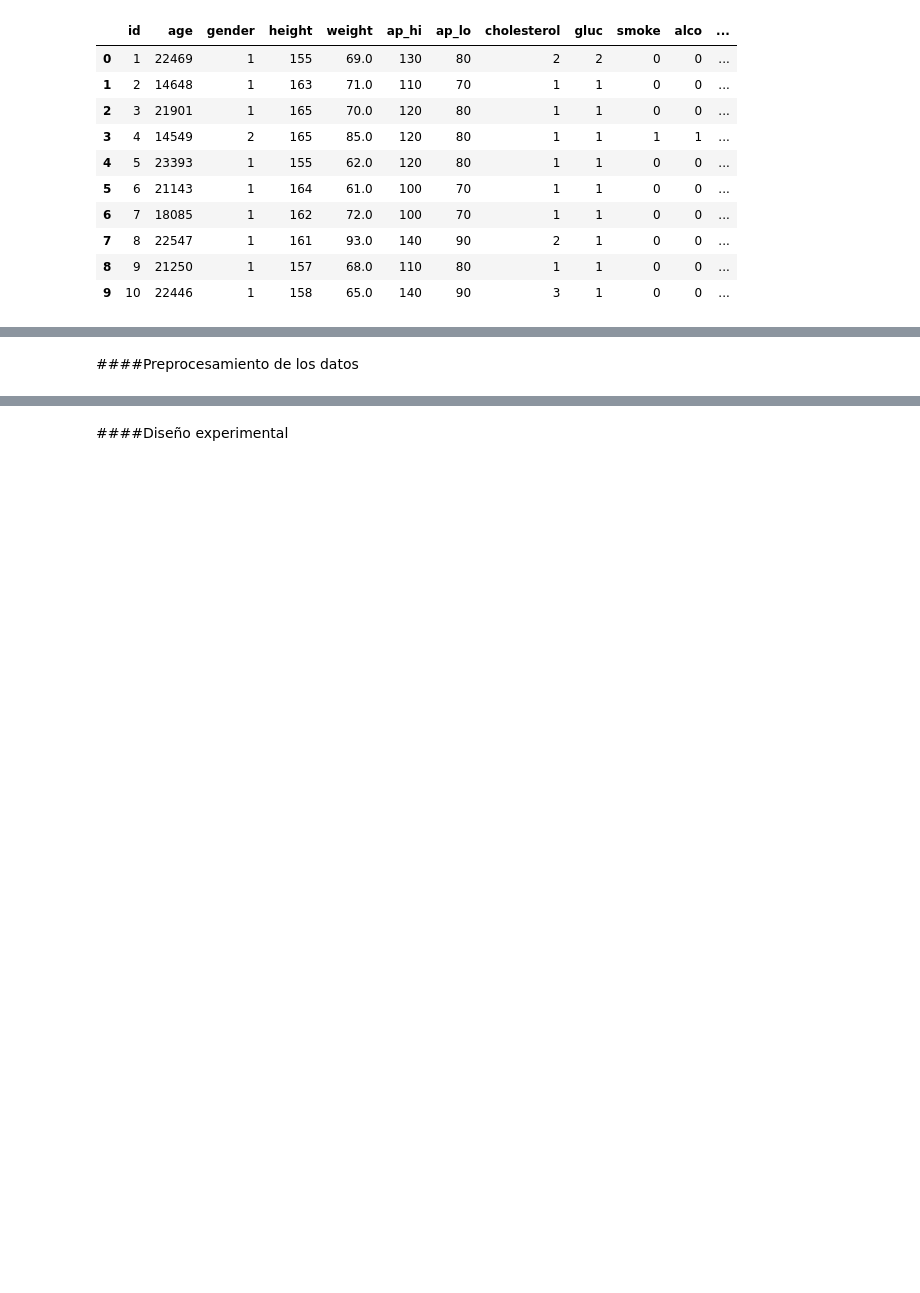
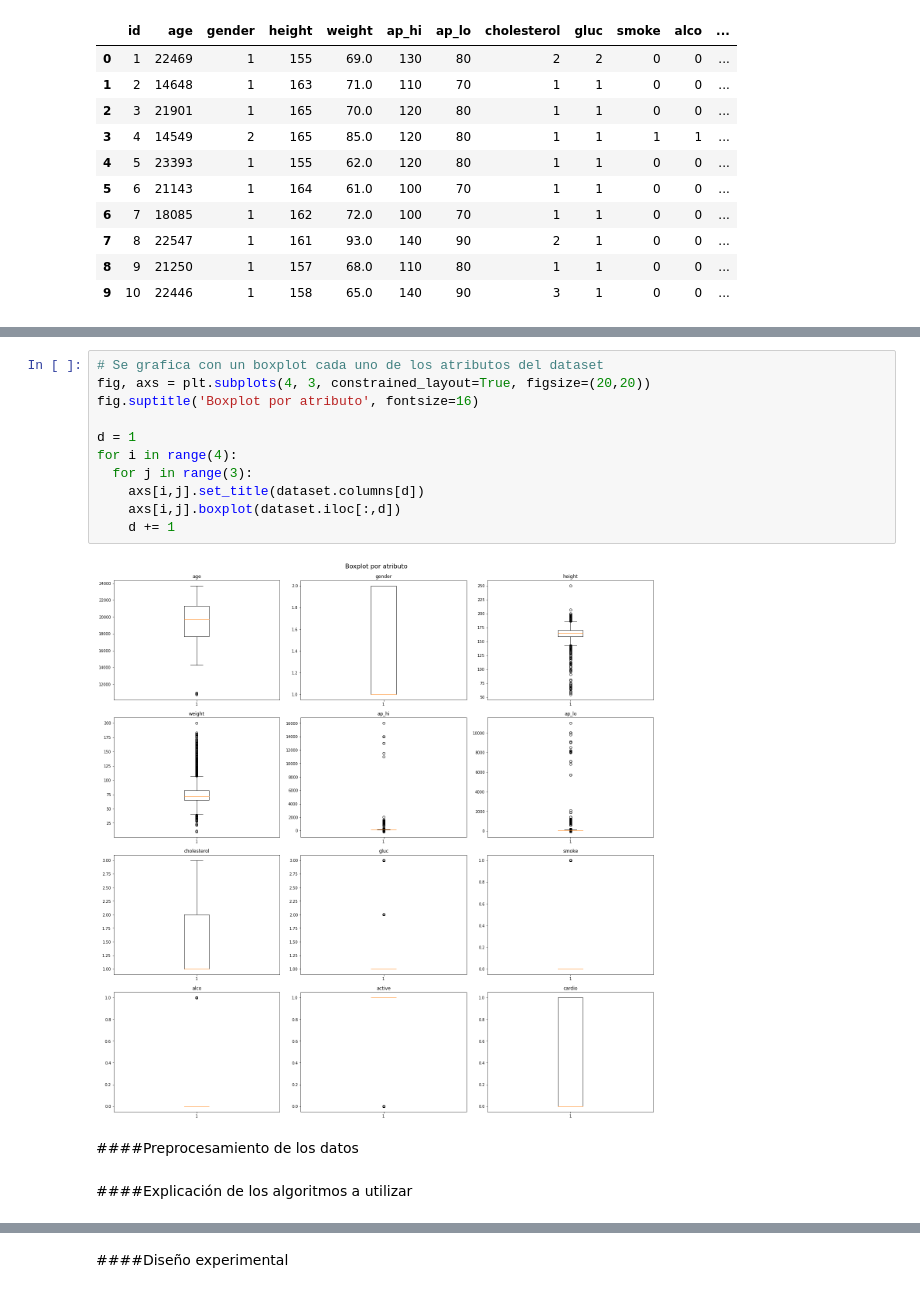
Before and after one commit to natalia0911/Tarea_Practica_3_IA, a Jupyter notebook: 2022_1_Trabajo_Practico_03_NataliaVargas_FabricioElizondo.ipynb, the cells around one changed output, grey strips where cells are left out. Cells and saved outputs as stored; diff of their text form; blank space fills up the shorter version.

```diff
--- a/2022_1_Trabajo_Practico_03_NataliaVargas_FabricioElizondo.ipynb
+++ b/2022_1_Trabajo_Practico_03_NataliaVargas_FabricioElizondo.ipynb
@@ -85,2 +124,17 @@ Las dimensiones del arreglo cargado son: (69301, 13)
+# %%
+# Se grafica con un boxplot cada uno de los atributos del dataset
+fig, axs = plt.subplots(4, 3, constrained_layout=True, figsize=(20,20))
+fig.suptitle('Boxplot por atributo', fontsize=16)
+
+d = 1
+for i in range(4):
+  for j in range(3):
+    axs[i,j].set_title(dataset.columns[d])
+    axs[i,j].boxplot(dataset.iloc[:,d])
+    d += 1
+# %% [output]
+[figure, added]
 # %% [markdown]
 ####Preprocesamiento de los datos
+# %% [markdown]
+####Explicación de los algoritmos a utilizar
```
Also changed, not shown: parts of 67 cells of this notebook.
